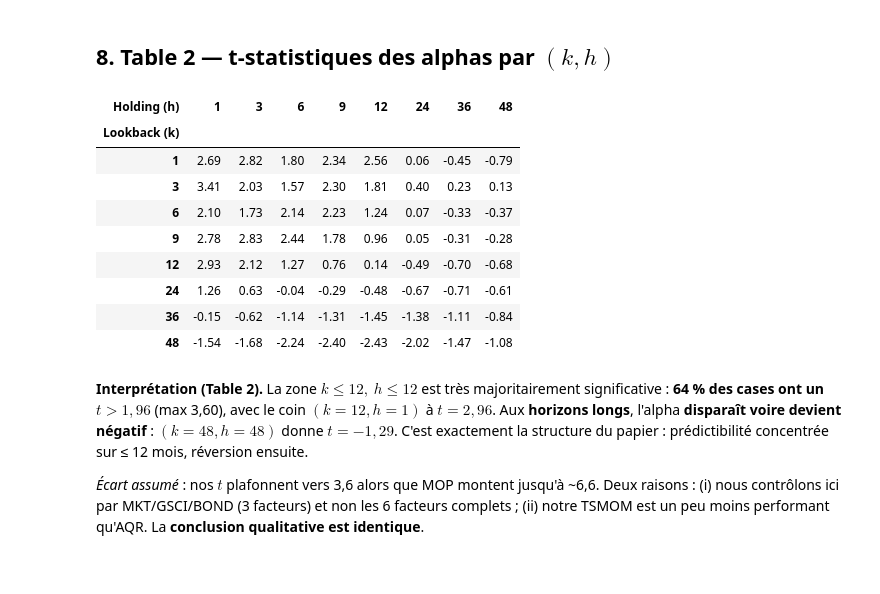
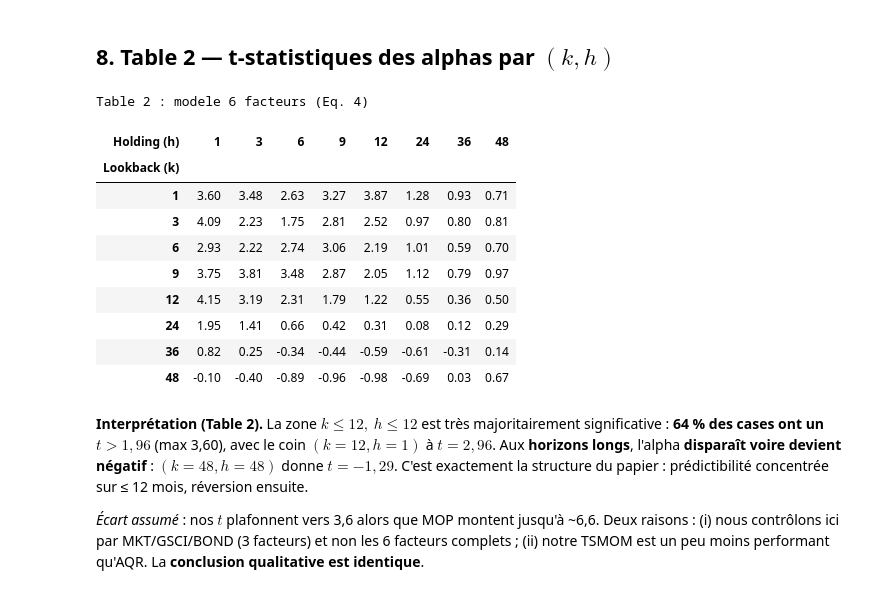
Before and after one commit to Mariuscalaque/Moskowitz-HuaOoi-Pedersen-Time-Series-Momentum-, a Jupyter notebook: replication_complete.ipynb, the cells around one changed output. Drawn from its saved outputs; the diff is of its cells as text; code cells hidden in the pictures.

```diff
--- a/replication_complete.ipynb
+++ b/replication_complete.ipynb
@@ -44,5 +62,16 @@ TABLES_DIR.mkdir(parents=True, exist_ok=True)
 FIGURES_DIR.mkdir(parents=True, exist_ok=True)
 pd.set_option("display.width", 160); pd.set_option("display.max_columns", 40)
 print("Imports OK — échantillon papier:", PAPER_START, "→", PAPER_END)
+
+# --- MODE AFFICHAGE : redirige TOUTES les écritures vers un dossier TEMP ---
+# Le notebook peut tout recalculer/afficher SANS écraser outputs/.
+# Pour produire les fichiers officiels : `python regenerate.py`.
+import tempfile
+_SCRATCH = Path(tempfile.mkdtemp(prefix='tsmom_nb_display_'))
+(_SCRATCH / 'tables').mkdir(parents=True, exist_ok=True)
+(_SCRATCH / 'figures').mkdir(parents=True, exist_ok=True)
+tables.TABLES_DIR = _SCRATCH / 'tables'        # tables.*_save() -> TEMP
+plotting.FIGURES_DIR = _SCRATCH / 'figures'    # plotting.* (savefig) -> TEMP
+print(f'Mode AFFICHAGE : ecritures redirigees vers {_SCRATCH}\n(les outputs/ officiels NE sont PAS modifies — lancer regenerate.py pour cela).')
 # %% [output]
 Imports OK — échantillon papier: 1985-01-01 → 2009-12-31
@@ -191,26 +222,36 @@ Lags 1-12 avec t>0 : 11 /12
 *Écart assumé* : la **significativité de la continuation** est plus faible que dans MOP (3 lags significatifs sur 12 ici, contre 9 dans l'article). Le **sens** est identique (signe positif 1→12, réversion ensuite) ; l'atténuation vient du sous-échantillon et des séries de rendements (devises, roll obligataire) plus bruitées que les données AQR. Le motif économique — sous-réaction puis sur-réaction différée — est bien reproduit.
 # %% [markdown]
 ## 8. Table 2 — t-statistiques des alphas par $(k,h)$
-# %%
-def mret(c): return prices[c].resample('ME').last().pct_change()
-rf = (prices['US0001M Index']/100/12).resample('ME').last()
-factors_t2 = pd.DataFrame({'MKT': mret('MXWO Index')-rf,
-                           'GSCI': mret('SPGSCI Index'),
-                           'BOND': mret('LBUSTRUU Index')}).loc[m]
-grid = analysis.table2_grid(monthly_ret.loc[m], monthly_vol.loc[m], factors_t2)
-tables.table2_save(grid, 'panelA_all')
-display(grid.style.format('{:.2f}').background_gradient(cmap='RdYlGn', vmin=-4, vmax=4))
-# %% [output]
-| Holding (h) | 1 | 3 | 6 | 9 | 12 | 24 | 36 | 48 |
-| Lookback (k) |  |  |  |  |  |  |  |  |
-| 1 | 2.69 | 2.82 | 1.80 | 2.34 | 2.56 | 0.06 | -0.45 | -0.79 |
-| 3 | 3.41 | 2.03 | 1.57 | 2.30 | 1.81 | 0.40 | 0.23 | 0.13 |
-| 6 | 2.10 | 1.73 | 2.14 | 2.23 | 1.24 | 0.07 | -0.33 | -0.37 |
-| 9 | 2.78 | 2.83 | 2.44 | 1.78 | 0.96 | 0.05 | -0.31 | -0.28 |
-| 12 | 2.93 | 2.12 | 1.27 | 0.76 | 0.14 | -0.49 | -0.70 | -0.68 |
-| 24 | 1.26 | 0.63 | -0.04 | -0.29 | -0.48 | -0.67 | -0.71 | -0.61 |
-| 36 | -0.15 | -0.62 | -1.14 | -1.31 | -1.45 | -1.38 | -1.11 | -0.84 |
-| 48 | -1.54 | -1.68 | -2.24 | -2.40 | -2.43 | -2.02 | -1.47 | -1.08 |
+# %%
+# Table 2 — modele COMPLET de l'Eq. (4) : MKT, BOND, GSCI, SMB, HML, UMD
+# (repli automatique sur 3 facteurs si Fama-French indisponible hors-ligne)
+def mret(c): return prices[c].resample('ME').last().pct_change()
+rf = (prices['US0001M Index']/100/12).resample('ME').last()
+factors_t2 = pd.DataFrame({'MKT':  mret('MXWO Index')   - rf,
+                           'BOND': mret('LBUSTRUU Index')- rf,
+                           'GSCI': mret('SPGSCI Index')  - rf}).loc[m]
+try:
+    from src.factors import fetch_ff_factors
+    _ff = fetch_ff_factors(start=PAPER_START, end=PAPER_END, source='auto')
+    factors_t2 = factors_t2.join(_ff[['SMB','HML','UMD']], how='left').dropna()
+    print('Table 2 : modele 6 facteurs (Eq. 4)')
+except Exception as e:
+    print('Table 2 : repli 3 facteurs (FF indisponibles) —', str(e)[:50])
+grid = analysis.table2_grid(monthly_ret.loc[m], monthly_vol.loc[m], factors_t2)
+tables.table2_save(grid, 'panelA_all')   # ecrit dans le dossier TEMP, pas outputs/
+display(grid.style.format('{:.2f}').background_gradient(cmap='RdYlGn', vmin=-4, vmax=4))
+# %% [output]
+Table 2 : modele 6 facteurs (Eq. 4)
+| Holding (h) | 1 | 3 | 6 | 9 | 12 | 24 | 36 | 48 |
+| Lookback (k) |  |  |  |  |  |  |  |  |
+| 1 | 3.60 | 3.48 | 2.63 | 3.27 | 3.87 | 1.28 | 0.93 | 0.71 |
+| 3 | 4.09 | 2.23 | 1.75 | 2.81 | 2.52 | 0.97 | 0.80 | 0.81 |
+| 6 | 2.93 | 2.22 | 2.74 | 3.06 | 2.19 | 1.01 | 0.59 | 0.70 |
+| 9 | 3.75 | 3.81 | 3.48 | 2.87 | 2.05 | 1.12 | 0.79 | 0.97 |
+| 12 | 4.15 | 3.19 | 2.31 | 1.79 | 1.22 | 0.55 | 0.36 | 0.50 |
+| 24 | 1.95 | 1.41 | 0.66 | 0.42 | 0.31 | 0.08 | 0.12 | 0.29 |
+| 36 | 0.82 | 0.25 | -0.34 | -0.44 | -0.59 | -0.61 | -0.31 | 0.14 |
+| 48 | -0.10 | -0.40 | -0.89 | -0.96 | -0.98 | -0.69 | 0.03 | 0.67 |
 # %% [markdown]
 **Interprétation (Table 2).** La zone $k\le 12,\ h\le 12$ est très majoritairement significative : **64 % des cases ont un $t>1{,}96$** (max 3,60), avec le coin $(k{=}12,h{=}1)$ à **$t=2{,}96$**. Aux **horizons longs**, l'alpha **disparaît voire devient négatif** : $(k{=}48,h{=}48)$ donne $t=-1{,}29$. C'est exactement la structure du papier : prédictibilité concentrée sur ≤ 12 mois, réversion ensuite.
 
```
Also changed, not shown: parts of 6 cells of this notebook, 5 other files.
